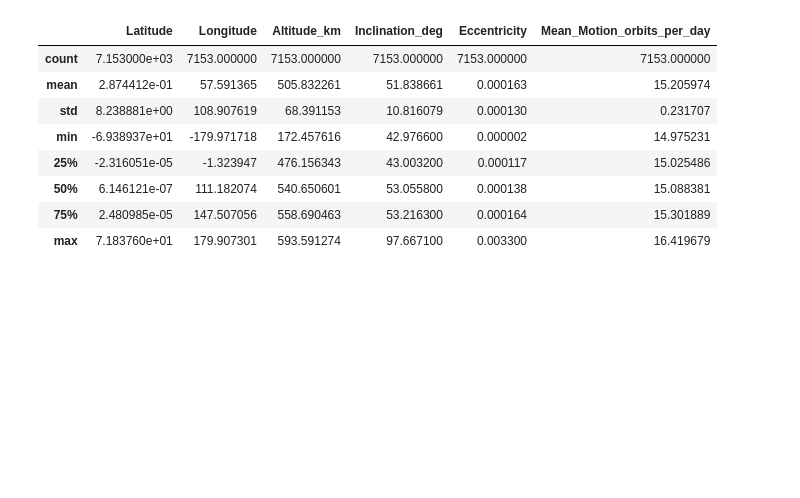
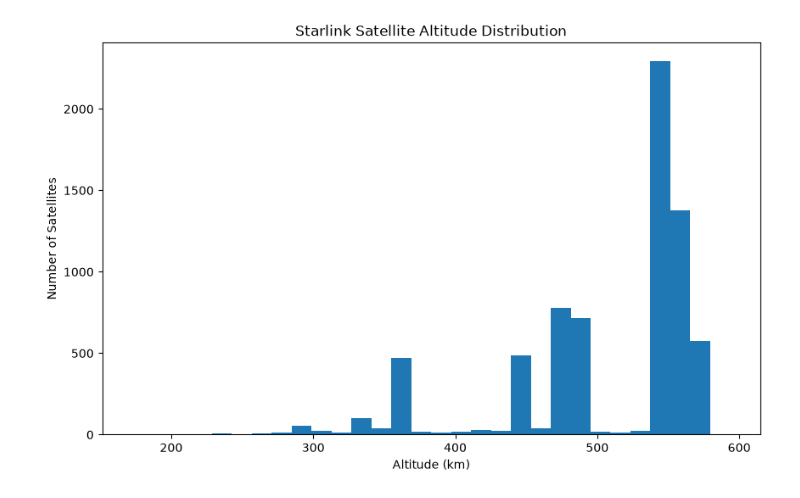
Before and after one commit to roshan-datasci/StarLinkScope, a Jupyter notebook: notebooks/01_explore_starlink.ipynb, the cells around one changed output. Cells and saved outputs as stored; diff of their text form; code cells hidden in the pictures; blank space fills up the shorter version.

Commit message:
Day 3-4: Clean and analyze Starlink data

```diff
--- a/notebooks/01_explore_starlink.ipynb
+++ b/notebooks/01_explore_starlink.ipynb
@@ -1,14 +1,17 @@
 # %%
 import pandas as pd
-df = pd.read_csv("../data/raw/starlink.csv")
-df.describe()
+clean_df=pd.read_csv("../data/processed/starlink_clean.csv")
+clean_df["Epoch"] = pd.to_datetime(clean_df["Epoch"])
-# %% [output]
-|  | Latitude | Longitude | Altitude_km | Inclination_deg | Eccentricity | Mean_Motion_orbits_per_day |
-| count | 7.153000e+03 | 7153.000000 | 7153.000000 | 7153.000000 | 7153.000000 | 7153.000000 |
-| mean | 2.874412e-01 | 57.591365 | 505.832261 | 51.838661 | 0.000163 | 15.205974 |
-| std | 8.238881e+00 | 108.907619 | 68.391153 | 10.816079 | 0.000130 | 0.231707 |
-| min | -6.938937e+01 | -179.971718 | 172.457616 | 42.976600 | 0.000002 | 14.975231 |
-| 25% | -2.316051e-05 | -1.323947 | 476.156343 | 43.003200 | 0.000117 | 15.025486 |
-| 50% | 6.146121e-07 | 111.182074 | 540.650601 | 53.055800 | 0.000138 | 15.088381 |
-| 75% | 2.480985e-05 | 147.507056 | 558.690463 | 53.216300 | 0.000164 | 15.301889 |
-| max | 7.183760e+01 | 179.907301 | 593.591274 | 97.667100 | 0.003300 | 16.419679 |
+# %%
+import matplotlib.pyplot as plt
+
+plt.figure(figsize=(10,6))
+
+plt.hist(clean_df["Altitude_km"],bins=30)
+plt.xlabel("Altitude (km)")
+plt.ylabel("Number of Satellites")
+plt.title("Starlink Satellite Altitude Distribution")
+
+plt.show()
+# %% [output]
+[figure, added]
```
Also changed, not shown: parts of 10 cells of this notebook, 1 other file.
